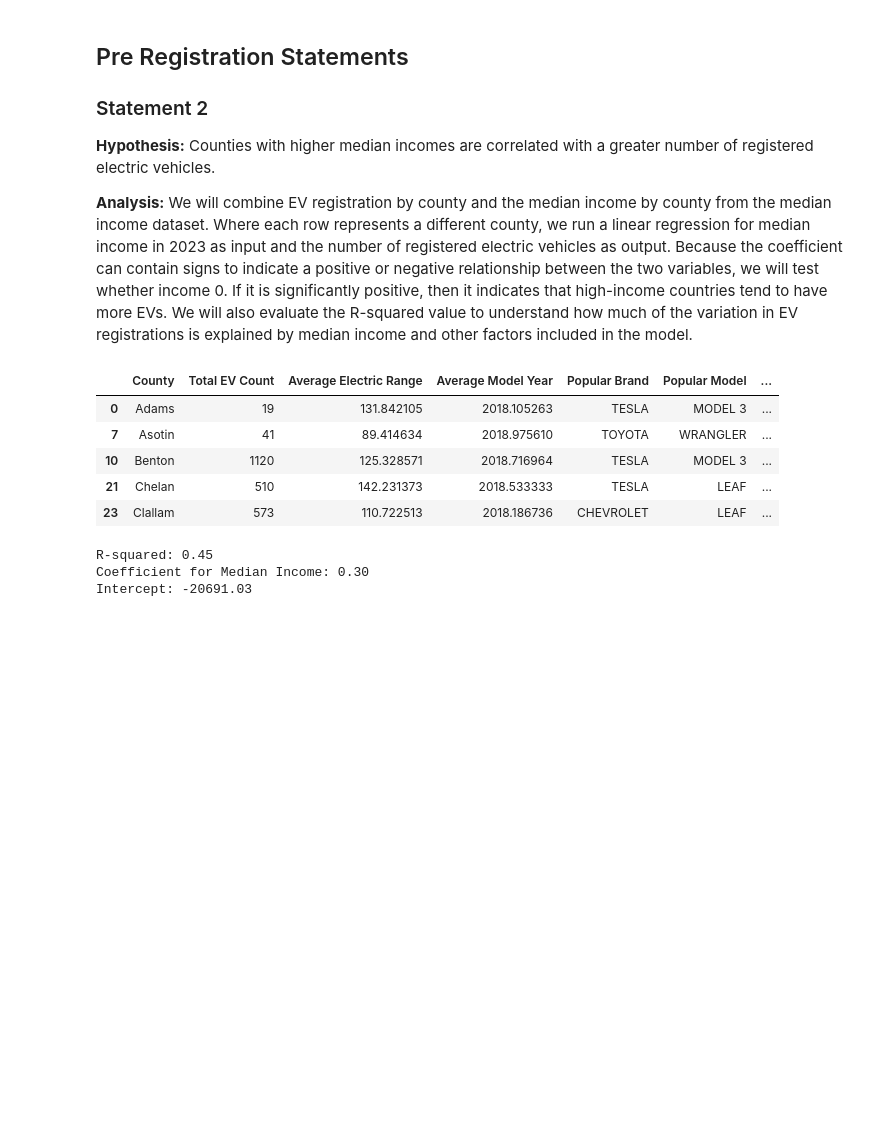
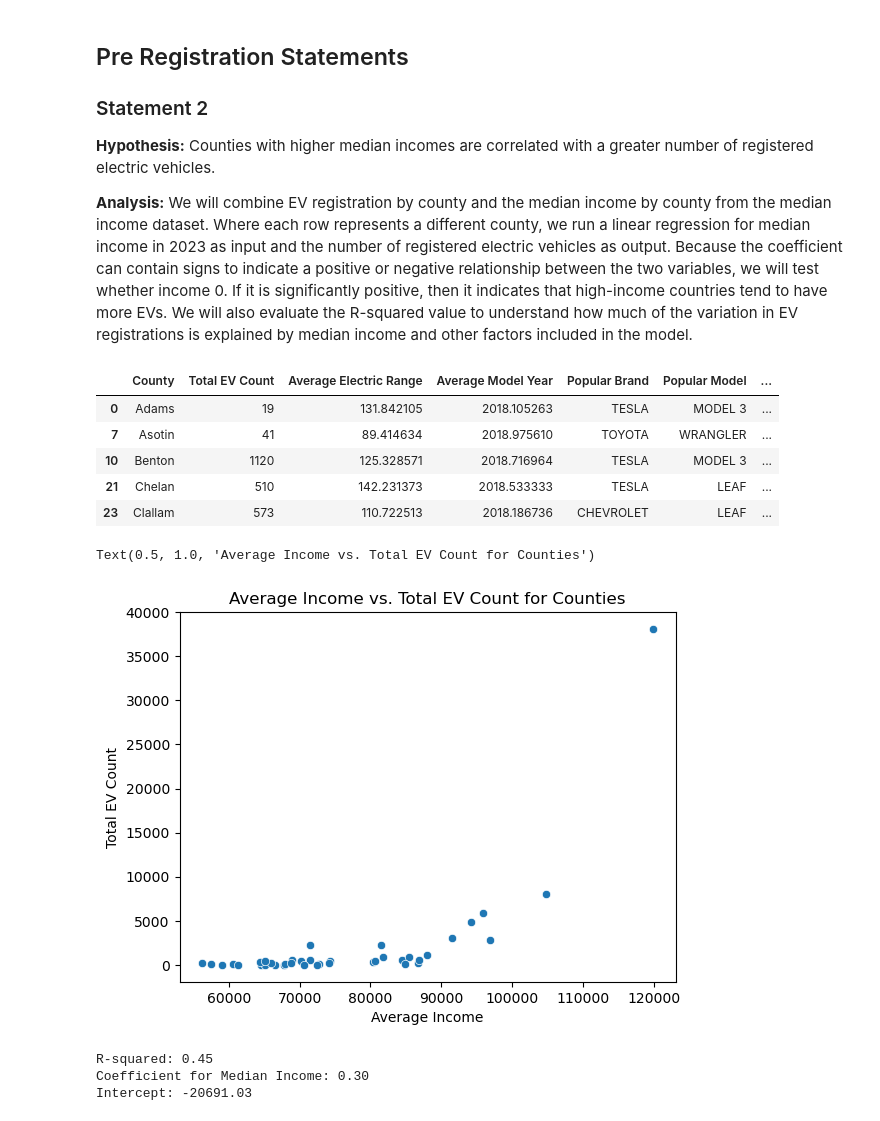
Before and after one commit to vivianzhou1288/info2950-final, a Jupyter notebook: Phase4.ipynb, the cells around one changed output. Cells and saved outputs as stored; diff of their text form; code cells hidden in the pictures; blank space fills up the shorter version.

```diff
--- a/Phase4.ipynb
+++ b/Phase4.ipynb
@@ -160,6 +143,12 @@ filtered_df.head()
 | 10 | Benton | 1120 | 125.328571 | 2018.716964 | TESLA | MODEL 3 | ... |
 | 21 | Chelan | 510 | 142.231373 | 2018.533333 | TESLA | LEAF | ... |
 | 23 | Clallam | 573 | 110.722513 | 2018.186736 | CHEVROLET | LEAF | ... |
+# %%
+sns.scatterplot(x='Average Income', y = 'Total EV Count', data = filtered_df)
+plt.title('Average Income vs. Total EV Count for Counties')
+# %% [output]
+Text(0.5, 1.0, 'Average Income vs. Total EV Count for Counties')
+[figure, added]
 # %%
 # Linear regression
 X = filtered_df["Average Income"].values.reshape(-1,1)
```
Also changed, not shown: parts of 8 cells of this notebook.
